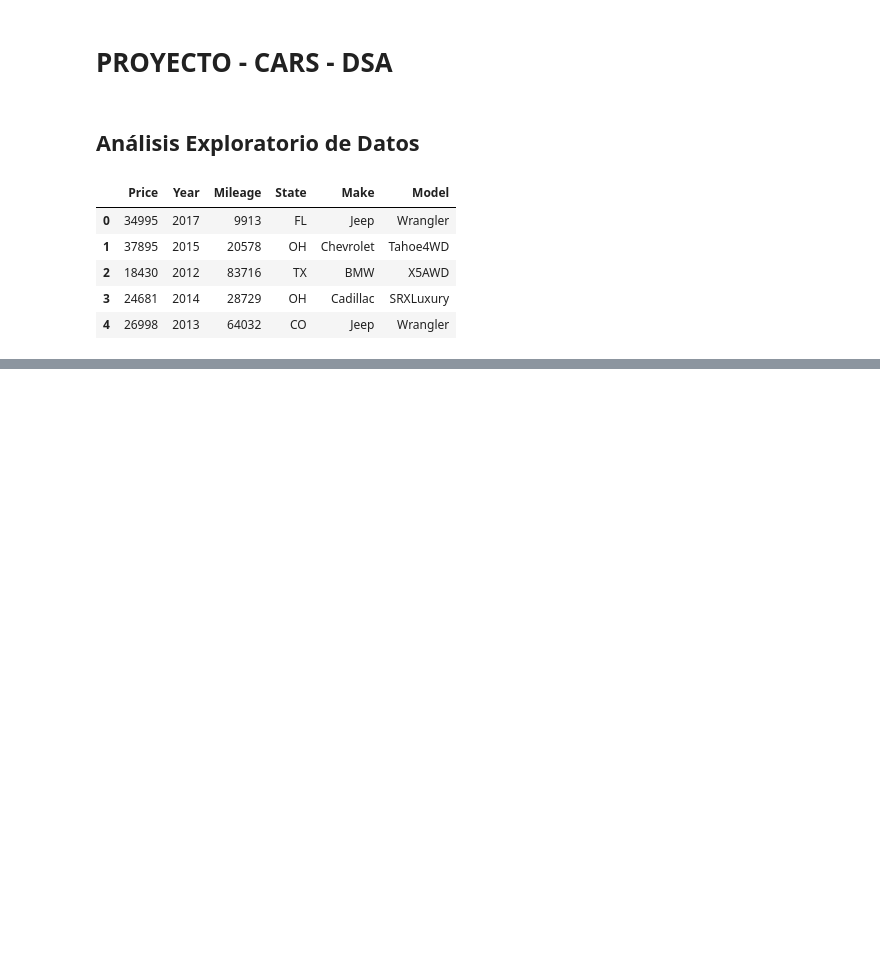
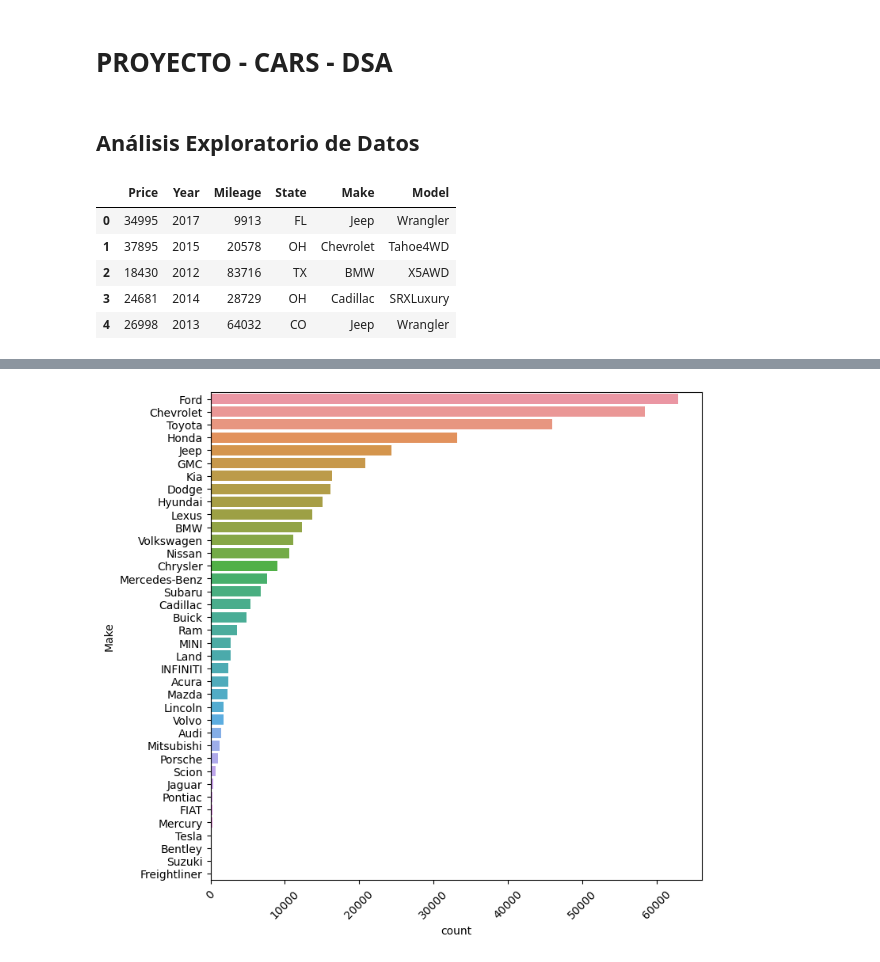
Before and after one commit to elkindavid/cars-dsa, a Jupyter notebook: cars-code.ipynb, the cells around one changed output, grey strips where cells are left out. Cells and saved outputs as stored; diff of their text form; code cells hidden in the pictures; blank space fills up the shorter version.

```diff
--- a/cars-code.ipynb
+++ b/cars-code.ipynb
@@ -23,0 +50,3 @@ data.head()
+# %%
+df=pd.DataFrame(data['Make'].value_counts()).reset_index().rename(columns={'index':'make'})
+df
@@ -23,0 +71,7 @@ data.head()
+# %%
+# Cantidad de carros por marca
+plt.figure(figsize=(8,8))
+plot = sns.barplot(y='Make',x='count',data=df)
+plot=plt.setp(plot.get_xticklabels(), rotation=45)
+# %% [output]
+[figure, added]
```
Also changed, not shown: parts of 7 cells of this notebook.
